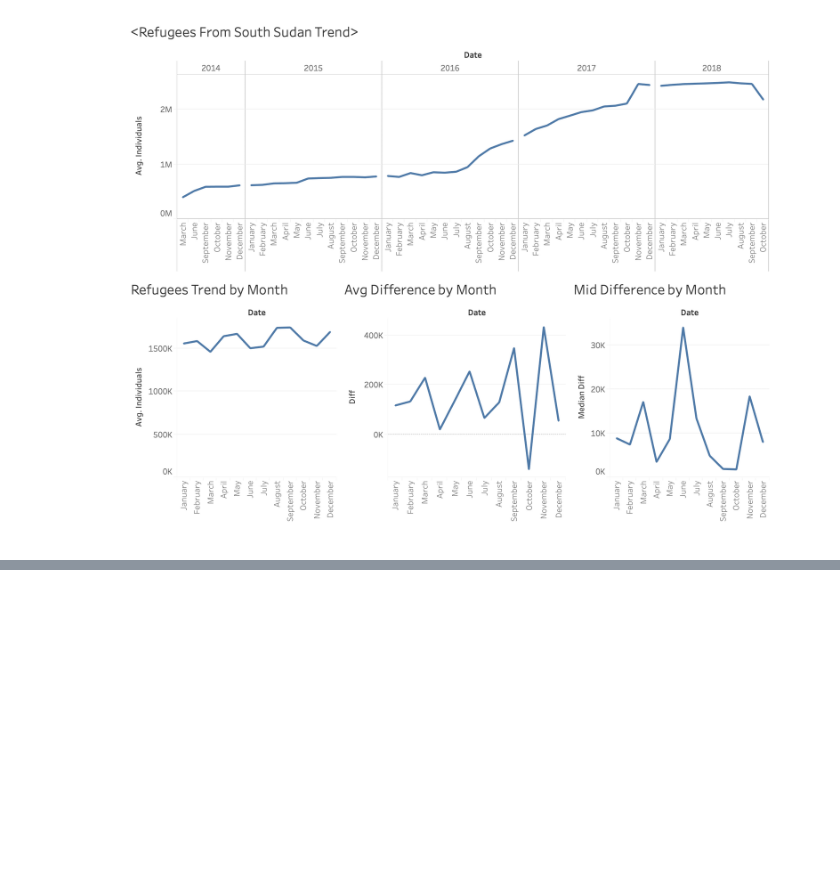
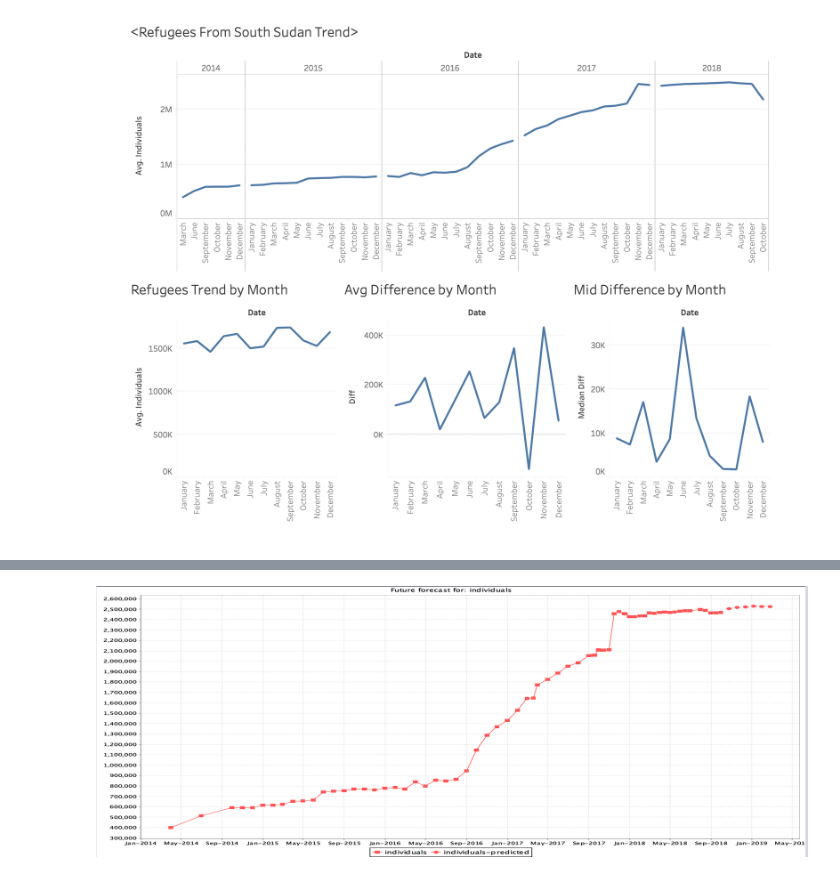
Before and after one commit to hbshih/Data-Science-17-18-Project, a Jupyter notebook: Refugees_To_[Country]_Explained.ipynb, the cells around one changed output, grey strips where cells are left out. Drawn from its saved outputs; the diff is of its cells as text; code cells hidden in the pictures; blank space fills up the shorter version.

```diff
--- a/Refugees_To_[Country]_Explained.ipynb
+++ b/Refugees_To_[Country]_Explained.ipynb
@@ -216,0 +235,5 @@ Image(filename='img/Refugees_from south_sudan_trend.png')
+# %%
+#If remove the huge drop row from the dataset
+Image(filename='Results_RFSS/Forecast_From_SouthSudan_full_withoutLatest.png')
+# %% [output]
+[figure, added]
```
Also changed, not shown: parts of 7 cells of this notebook, 9 other files.
